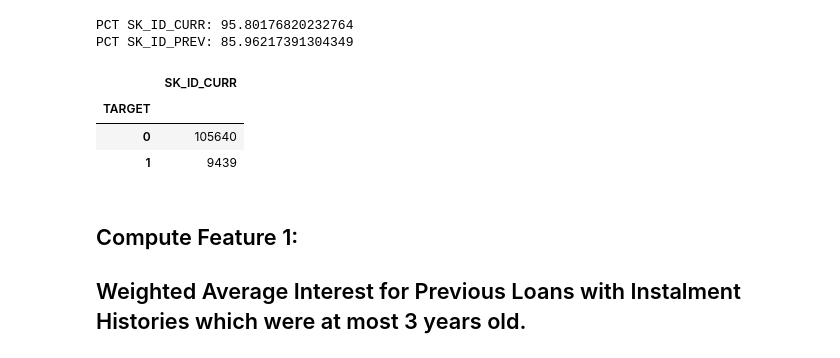
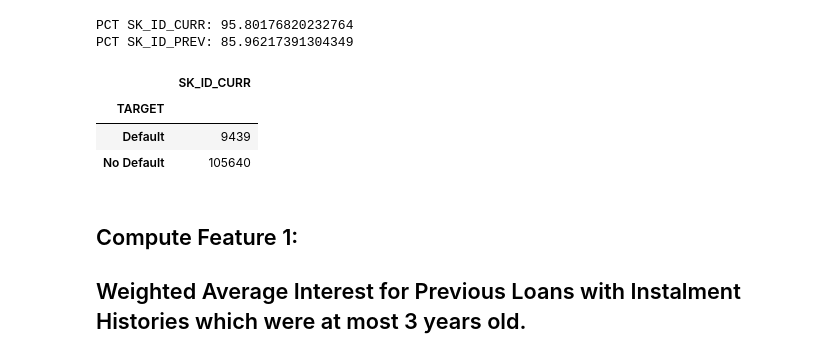
Before and after one commit to HoWeiChin/GA_Capstone, a Jupyter notebook: extracting-instalment-payment-features.ipynb, the cells around one changed output. Drawn from its saved outputs; the diff is of its cells as text; code cells hidden in the pictures.

```diff
--- a/extracting-instalment-payment-features.ipynb
+++ b/extracting-instalment-payment-features.ipynb
@@ -58,14 +58,20 @@ print(f'PCT SK_ID_PREV: {pct_prev_id_preserved}')
 # %% [output]
 PCT SK_ID_CURR: 95.80176820232764
 PCT SK_ID_PREV: 85.96217391304349
+# %%
+def target_mapper(target):
+    if target:
+        return 'Default'
+    return 'No Default'
 # %%
-test_df = at_most_3_yr_df[['SK_ID_CURR', 'TARGET']].copy().drop_duplicates()
-test_df.groupby('TARGET').count() #There's 9439 Defaulters for now.
+target_df = at_most_3_yr_df[['SK_ID_CURR', 'TARGET']].copy().drop_duplicates()
+target_df['TARGET'] = target_df['TARGET'].apply(target_mapper)
+target_df.groupby('TARGET').count() #There's 9439 Defaulters for now.
 # %% [output]
 |  | SK_ID_CURR |
 | TARGET |  |
-| 0 | 105640 |
-| 1 | 9439 |
+| Default | 9439 |
+| No Default | 105640 |
 # %% [markdown]
 ## Compute Feature 1:
 ## Weighted Average Interest for Previous Loans with Instalment Histories which were at most 3 years old.
```
Also changed, not shown: parts of 32 cells of this notebook.
